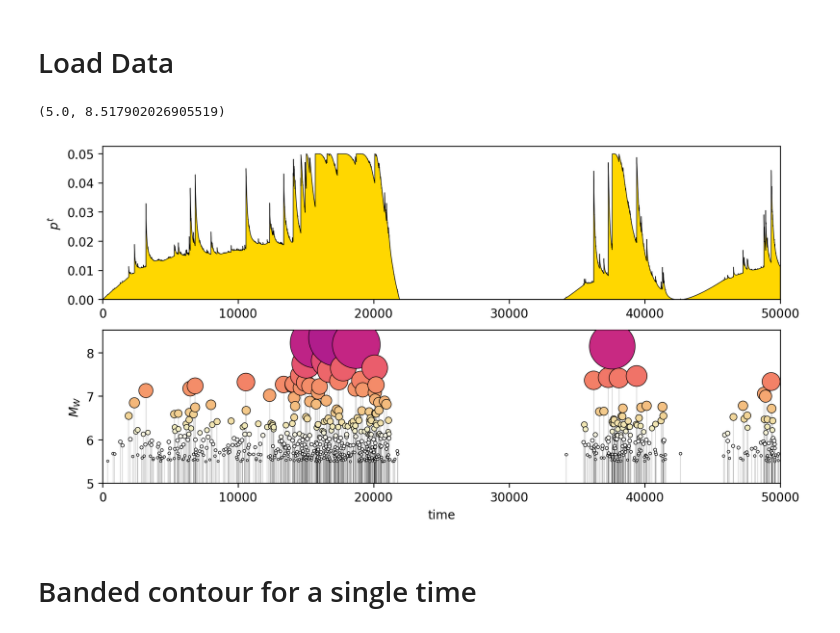
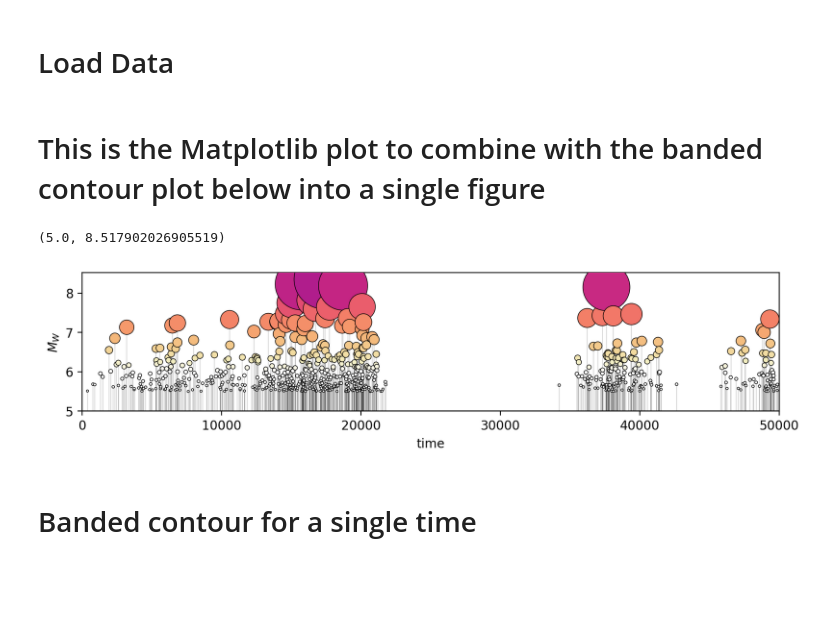
Before and after one commit to brendanjmeade/kale, a Jupyter notebook: kale_single_step_erosion_figures_nankai.ipynb, the cells around one changed output. Saved outputs shown, nothing was run; the diff lists cells and outputs as text; code cells hidden in the pictures; blank space fills up the shorter version.

Commit message:
Added matplotlib figure to be combined with banded contour into a signle figure

```diff
--- a/kale_single_step_erosion_figures_nankai.ipynb
+++ b/kale_single_step_erosion_figures_nankai.ipynb
@@ -91,6 +91,8 @@ SCALAR_BAR_OPTS = dict(
 
 # Read pickle file with interesting times
 time_series = pickle.load(open("time_series.pickle", "rb"))
+# %% [markdown]
+# This is the Matplotlib plot to combine with the banded contour plot below into a single figure
 # %%
 time_series
 start_idx = 0
@@ -98,48 +100,10 @@ end_idx = len(time_series.time)
 minimum_event_moment_magnitude = 5.0
 
 event_idx = np.where(time_series.event_trigger_flag == 1)[0]
-figsize = (10, 5)
+figsize = (10, 2)
 plt.figure(figsize=figsize)
 
-# Plot probability time series
-plt.subplot(2, 1, 1)
-plt.plot(
-    time_series.time[start_idx:end_idx],
-    time_series.probability_weight[start_idx:end_idx],
-    "-k",
-    linewidth=0.5,
-)
-plt.plot(
-    [time_series.time[start_idx], time_series.time[end_idx - 1]],
-    [0, 0],
-    "-k",
-    linewidth=0.5,
-)
-plt.fill_between(
-    time_series.time[start_idx:end_idx],
-    time_series.probability_weight[start_idx:end_idx],
-    np.zeros_like(time_series.time[start_idx:end_idx]),
-    time_series.probability_weight[start_idx:end_idx] > 0,
-    color="gold",
-    alpha=1.0,
-    edgecolor=None,
-)
-
-plt.fill_between(
-    time_series.time[start_idx:end_idx],
-    time_series.probability_weight[start_idx:end_idx],
-    np.zeros_like(time_series.time[start_idx:end_idx]),
-    time_series.probability_weight[start_idx:end_idx] < 0,
-    color="dodgerblue",
-    alpha=1.0,
-    edgecolor=None,
-)
-plt.xlim([start_idx, end_idx])
-plt.gca().set_ylim(bottom=0.0)
-plt.ylabel("$p^t$")
-
 # Plot earthquake magnitude stem plot
-plt.subplot(2, 1, 2)
 for i in range(event_idx.size):
     plt.plot(
         [
@@ -151,34 +115,34 @@ for i in range(event_idx.size):
             time_series.event_magnitude[event_idx[i]],
         ],
         "-",
         linewidth=0.1,
         zorder=10,
         color="k",
     )
 
 cmap = cc.cm.CET_L17
 magnitude_plot_size = 1e-5 * 10 ** time_series.event_magnitude[event_idx]
 plt.scatter(
     time_series.time[event_idx],
     time_series.event_magnitude[event_idx],
     s=magnitude_plot_size,
     c=time_series.event_magnitude[event_idx],
     zorder=20,
     alpha=1.0,
     edgecolors="k",
     linewidths=0.5,
     cmap=cmap,
     vmin=6.0,
     vmax=9.0,
 )
 
 plt.xlabel("time")
 plt.ylabel("$M_W$")
 plt.xlim([start_idx, end_idx])
 plt.gca().set_ylim(bottom=minimum_event_moment_magnitude)
 # %% [output]
 (5.0, 8.517902026905519)
-[figure, old version]
+[figure, new version]
 # %% [markdown]
 # Banded contour for a single time
 # %%
```
Also changed, not shown: parts of 4 cells of this notebook.
